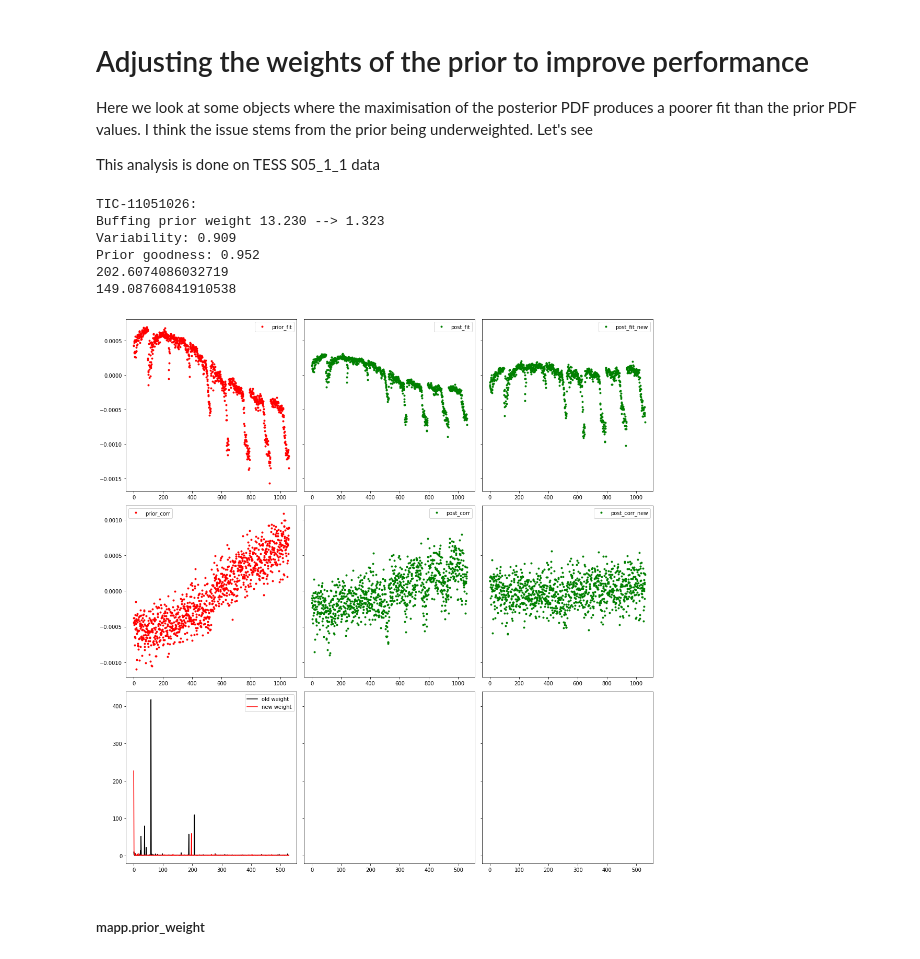
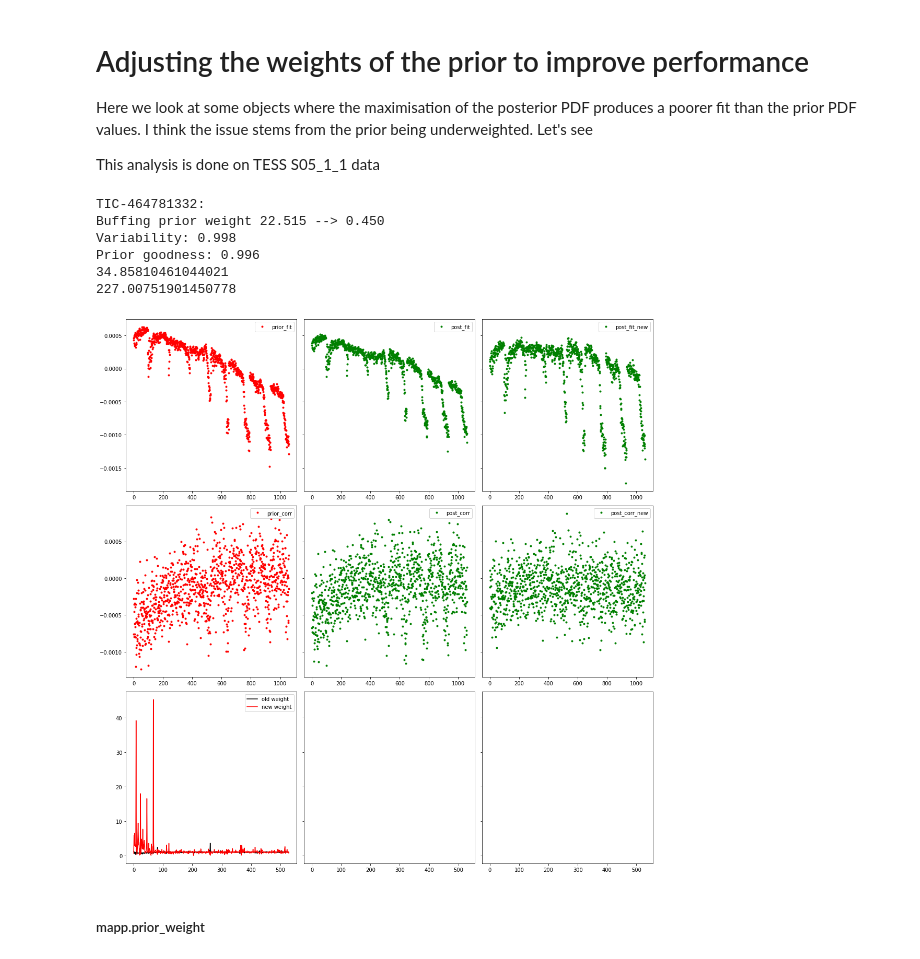
Before and after one commit to jmccormac01/cotrending_tess, a Jupyter notebook: notebooks/adjusting_weights.ipynb, the cells around one changed output. Saved outputs shown, nothing was run; the diff lists cells and outputs as text; code cells hidden in the pictures.

```diff
--- a/notebooks/adjusting_weights.ipynb
+++ b/notebooks/adjusting_weights.ipynb
@@ -17,7 +17,7 @@ import scipy.optimize as optimization
 data_dir = "/Users/jmcc/Desktop/pngs/S05_1_1_more_weight"
 os.chdir(data_dir)
 
-tic_ids = [11051026]
+tic_ids = [464781332]
 
 for tic_id in tic_ids:
     mapp_file = f"TIC-{tic_id}_map.pkl"
@@ -49,7 +49,7 @@ for tic_id in tic_ids:
     # now start messing with the prior weights to see if we can find a solution to the prior weighting factor
     old_prior_weight = mapp.prior_weight
 
-    new_prior_weight = old_prior_weight * 0.1
+    new_prior_weight = old_prior_weight * 0.02
     mapp.prior_weight = new_prior_weight
 
     print(f"TIC-{tic_id}:")
@@ -87,40 +87,40 @@ for tic_id in tic_ids:
     psd_ratio_n = psd_prior / psd_post_n
     sum_ratio_n = np.sum(np.log(psd_ratio_n[psd_ratio_n > 1]**2))
     #sum_ratio_n = np.sum(psd_ratio_n[psd_ratio_n > 1])
     print(sum_ratio_n)
 
     # plot everything together
     fig, ax = plt.subplots(3, 3, figsize=(15, 15), sharex="row", sharey="row")
 
     _ = ax[0, 0].plot(prior_fit, 'r.', label='prior_fit')
     _ = ax[0, 1].plot(post_fit, 'g.', label='post_fit')
     _ = ax[0, 2].plot(post_fit_n, 'g.', label='post_fit_new')
     _ = ax[0, 0].legend()
     _ = ax[0, 1].legend()
     _ = ax[0, 2].legend()
 
     _ = ax[1, 0].plot(corr_prior, 'r.', label='prior_corr')
     _ = ax[1, 1].plot(corr_post, 'g.', label='post_corr')
     _ = ax[1, 2].plot(corr_post_n, 'g.', label='post_corr_new')
     _ = ax[1, 0].legend()
     _ = ax[1, 1].legend()
     _ = ax[1, 2].legend()
 
     _ = ax[2, 0].plot(psd_ratio, 'k-', label="old weight")
     _ = ax[2, 0].plot(psd_ratio_n, 'r-', label="new weight")
     _ = ax[2, 0].legend()
 
     fig.tight_layout()
 
     plt.show()
 # %% [output]
-TIC-11051026:
-Buffing prior weight 13.230 --> 1.323
-Variability: 0.909
-Prior goodness: 0.952
-202.6074086032719
-149.08760841910538
+TIC-464781332:
+Buffing prior weight 22.515 --> 0.450
+Variability: 0.998
+Prior goodness: 0.996
+34.85810461044021
+227.00751901450778
-[figure, old version]
+[figure, new version]
 # %% [markdown]
 ##### mapp.prior_weight
 # %% [markdown]
```
Also changed, not shown: 1 other file.
